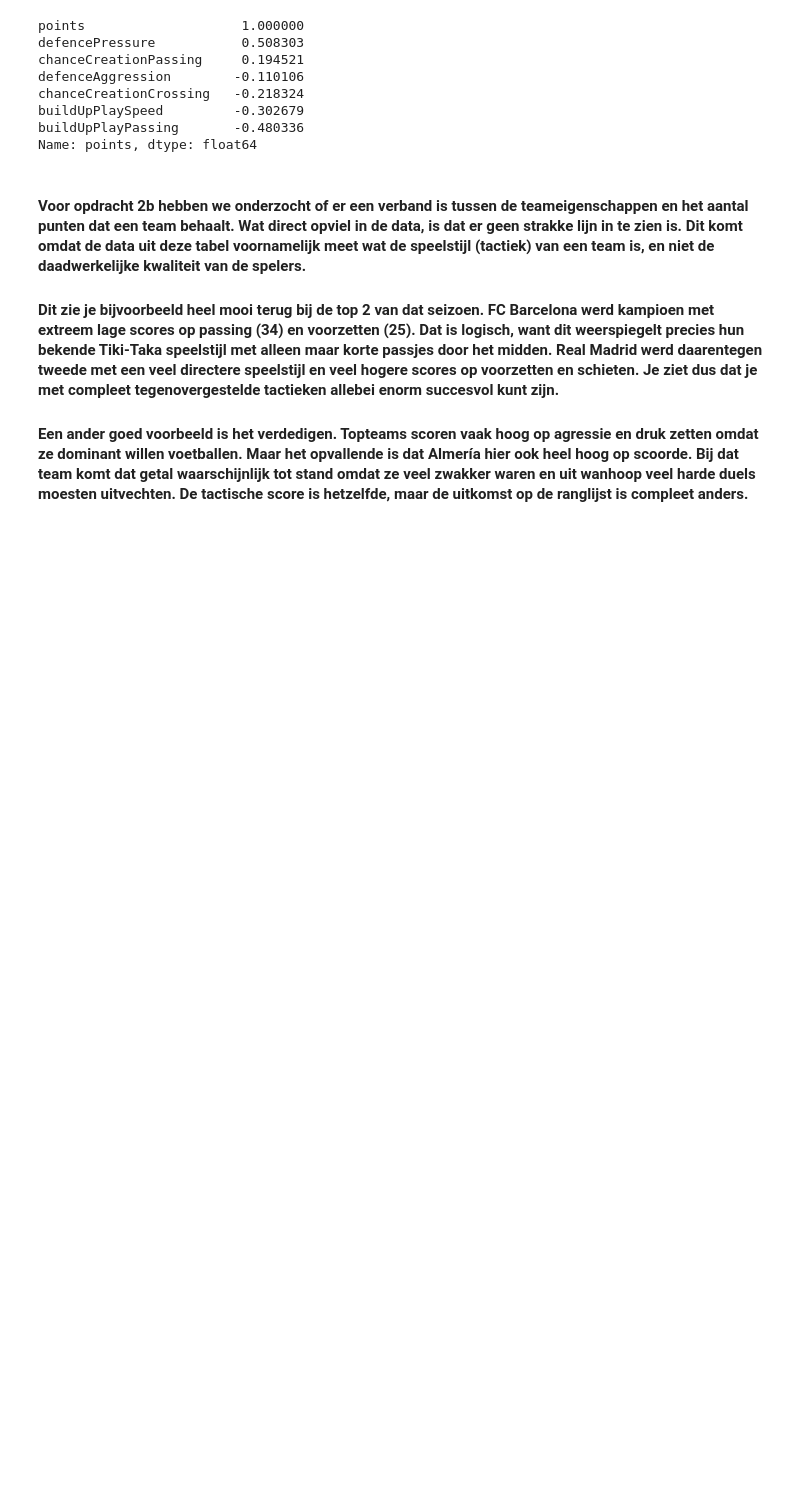
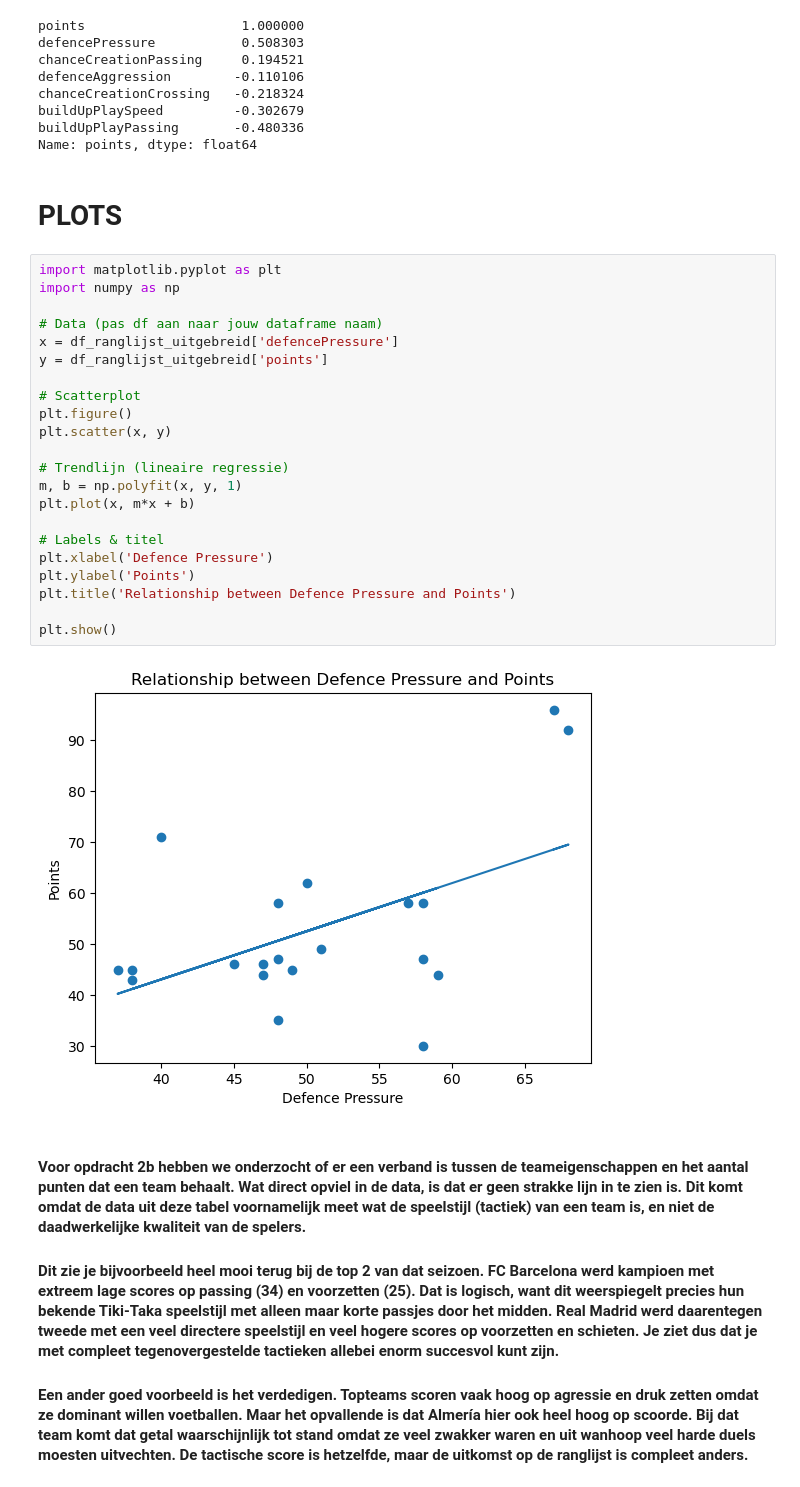
Before and after one commit to ShaliniBekaroe/Datalab_semester2_Groep1, a Jupyter notebook: notebook/data_mining.ipynb, the cells around one changed output. Saved outputs shown, nothing was run; the diff lists cells and outputs as text; blank space fills up the shorter version.

Commit message:
Plot: Relationship between Defence Pressure and Points'

```diff
--- a/notebook/data_mining.ipynb
+++ b/notebook/data_mining.ipynb
@@ -333,6 +333,32 @@ chanceCreationCrossing   -0.218324
 buildUpPlaySpeed         -0.302679
 buildUpPlayPassing       -0.480336
 Name: points, dtype: float64
+# %% [markdown]
+# PLOTS
+# %%
+import matplotlib.pyplot as plt
+import numpy as np
+
+# Data (pas df aan naar jouw dataframe naam)
+x = df_ranglijst_uitgebreid['defencePressure']
+y = df_ranglijst_uitgebreid['points']
+
+# Scatterplot
+plt.figure()
+plt.scatter(x, y)
+
+# Trendlijn (lineaire regressie)
+m, b = np.polyfit(x, y, 1)
+plt.plot(x, m*x + b)
+
+# Labels & titel
+plt.xlabel('Defence Pressure')
+plt.ylabel('Points')
+plt.title('Relationship between Defence Pressure and Points')
+
+plt.show()
+# %% [output]
+[figure, added]
 # %% [markdown]
 #### Voor opdracht 2b hebben we onderzocht of er een verband is tussen de teameigenschappen en het aantal punten dat een team behaalt. Wat direct opviel in de data, is dat er geen strakke lijn in te zien is. Dit komt omdat de data uit deze tabel voornamelijk meet wat de speelstijl (tactiek) van een team is, en niet de daadwerkelijke kwaliteit van de spelers.
 
```
